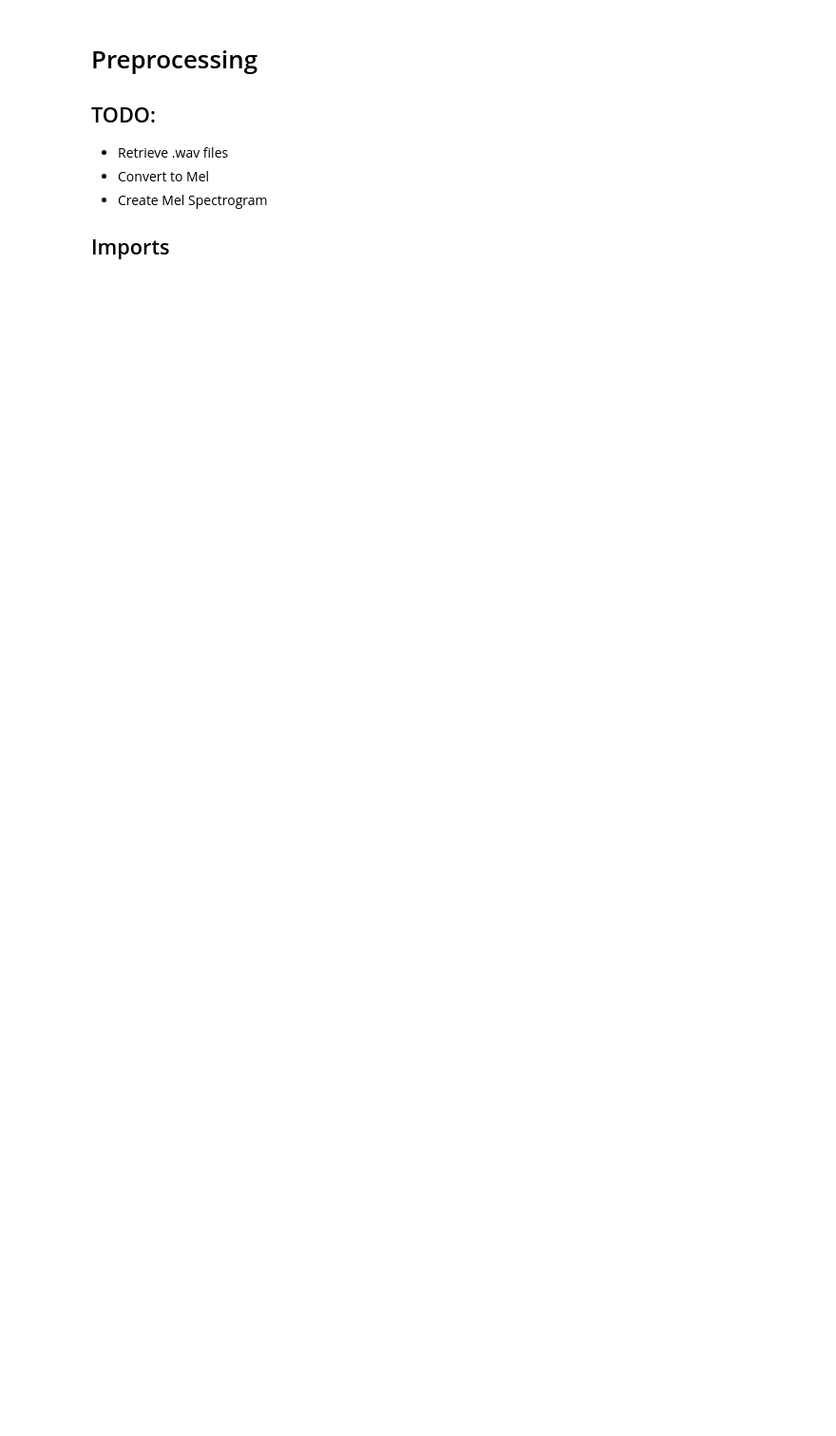
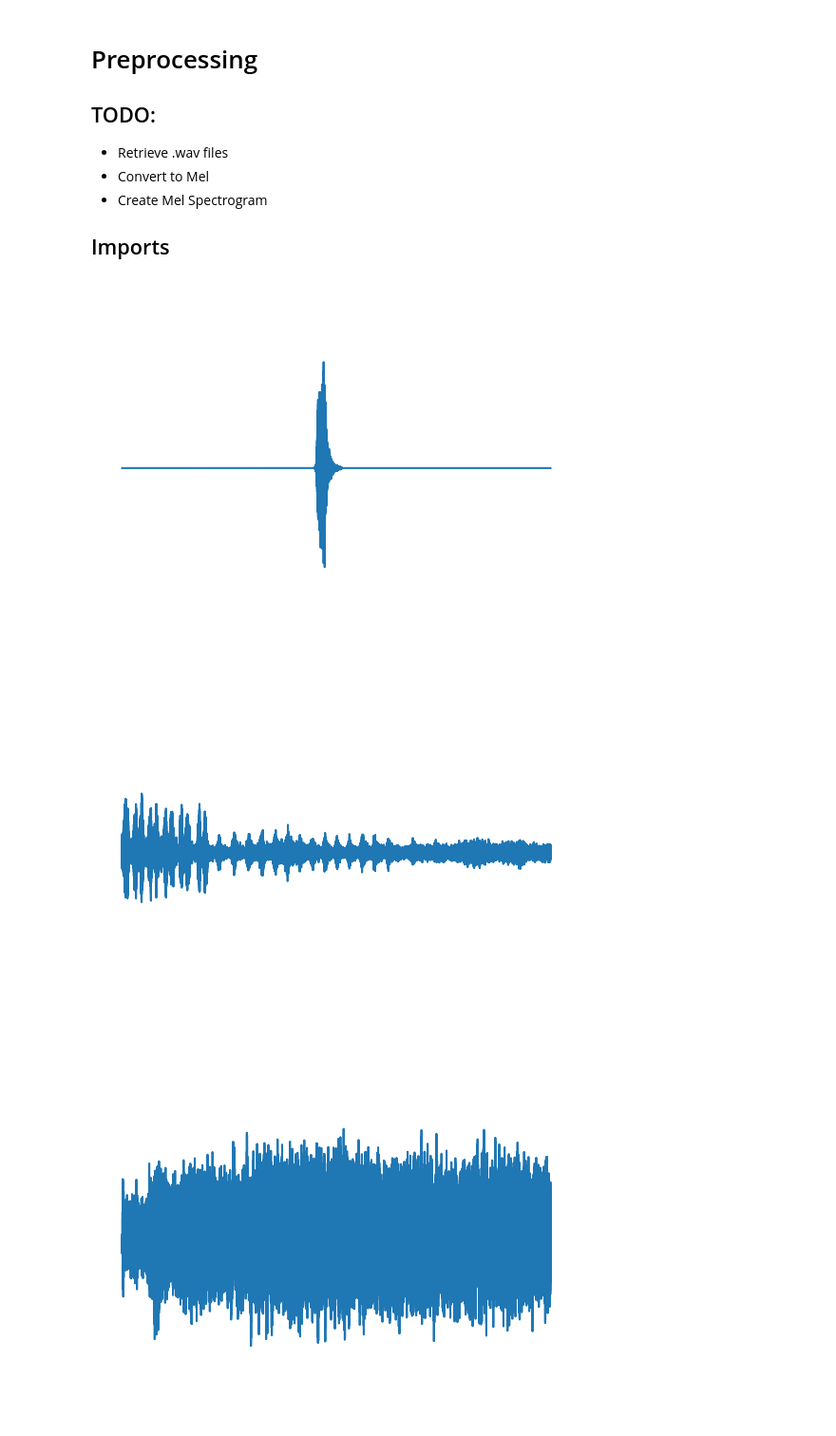
Before and after one commit to Guust207/ikt466-project, a Jupyter notebook: preprocessing/main.ipynb, the cells around one changed output. Shown at 95% size. Cells and saved outputs as stored; diff of their text form; code cells hidden in the pictures; blank space fills up the shorter version.

```diff
--- a/preprocessing/main.ipynb
+++ b/preprocessing/main.ipynb
@@ -18,7 +18,7 @@ import csv
 import re
 # %%
 def get_filenames(path_to_dir: Path):
-    filenames = [file.name for file in path_to_wav.iterdir() if file.is_file()]
+    filenames = [file.name for file in path_to_dir.iterdir() if file.is_file()]
     return filenames
 # %%
 def filename_to_label_name(file_names: list[str]):
@@ -63,14 +63,18 @@ for idx, audio_filename in enumerate(audio_filenames):
 # %%
 counter = 0
 for spectrogram in spectrograms:
     counter += 1
-    if counter > 10:
+    if counter > 5:
         break
 
     plt.plot(spectrogram[1])
     plt.ylim([min_amp, max_amp])
-    plt.title('Signal')
-    plt.xlabel('Time (samples)')
-    plt.ylabel('Amplitude')
+    #plt.title('Signal')
+    #plt.xlabel('Time (samples)')
+    #plt.ylabel('Amplitude')
+    plt.axis("off")
     plt.show()
-    print(f"{spectrogram[0]}")
+# %% [output]
+[figure, added]
+[figure, added]
+[figure, added]
```
Also changed, not shown: parts of 1 cell of this notebook, 2 other files.
